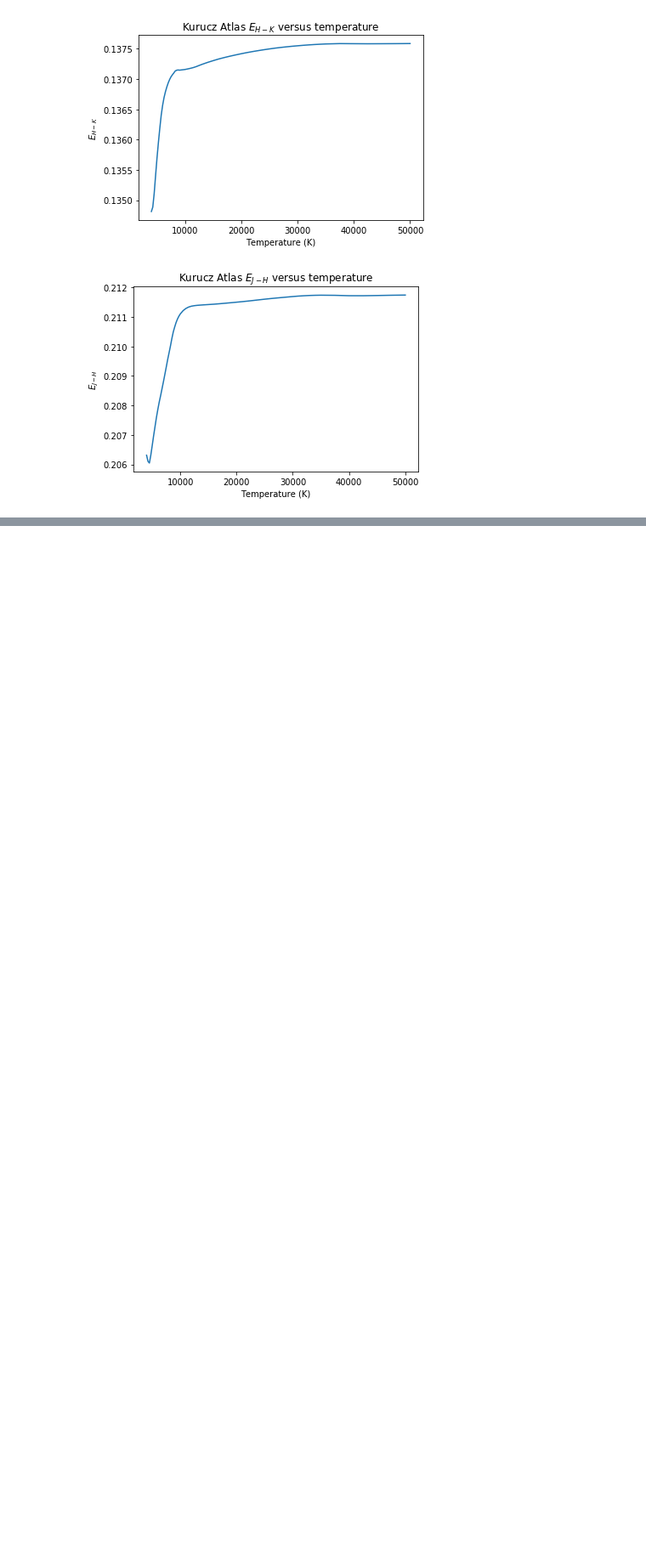
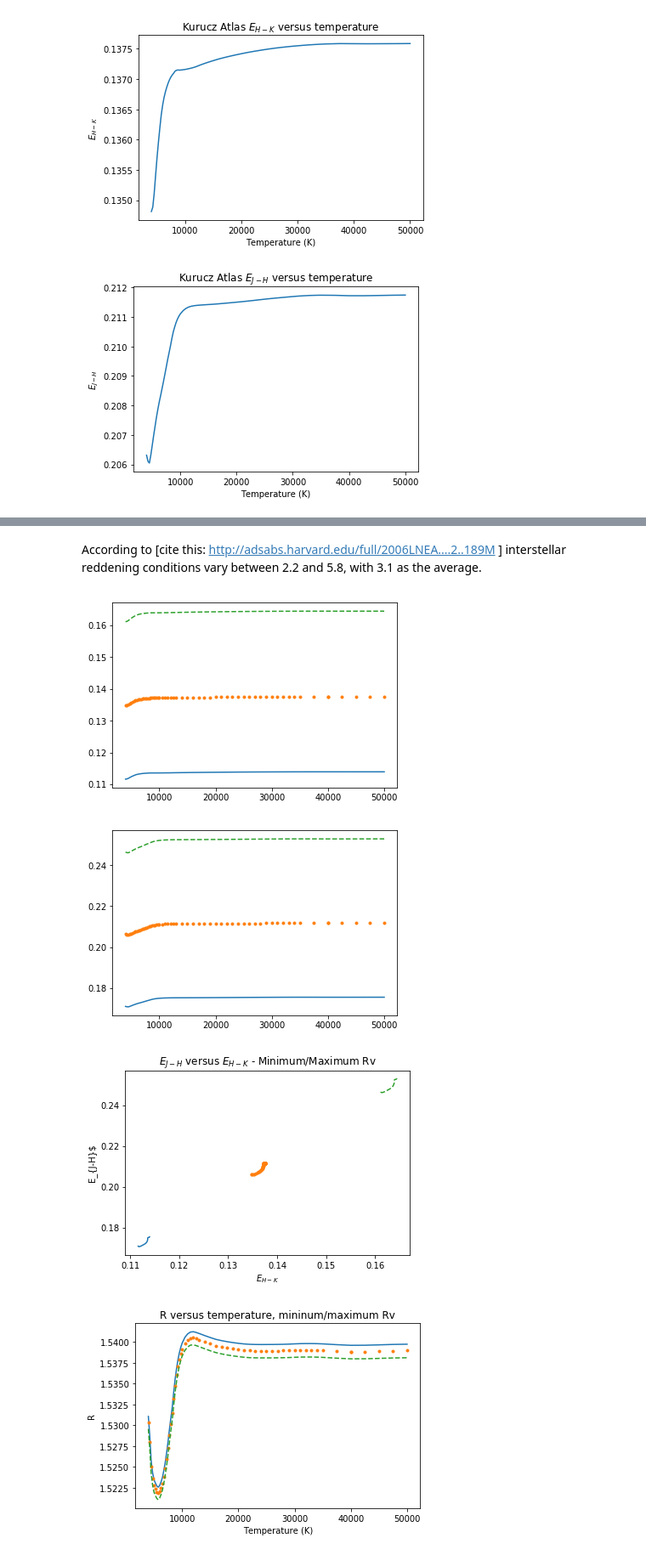
Before and after one commit to aidantmcb/dust_extinction_temperature, a Jupyter notebook: DustExtinctionNotebook.ipynb, the cells around one changed output, grey strips where cells are left out. Shown: that part at 85% size. Saved outputs shown, nothing was run; the diff lists cells and outputs as text; code cells hidden in the pictures; blank space fills up the shorter version.

```diff
--- a/DustExtinctionNotebook.ipynb
+++ b/DustExtinctionNotebook.ipynb
@@ -239,0 +481,2 @@ plt.show()
+# %% [markdown]
+According to [cite this: http://adsabs.harvard.edu/full/2006LNEA....2..189M ] interstellar reddening conditions vary between 2.2 and 5.8, with 3.1 as the average.
@@ -239,0 +518,44 @@ plt.show()
+# %%
+MinEhk = extModColorExcess(filenames_g50,h_band,k_band,'g50',exMin)
+MinEjh = extModColorExcess(filenames_g50,j_band,h_band,'g50',exMin)
+
+MaxEhk = extModColorExcess(filenames_g50,h_band,k_band,'g50',exMax)
+MaxEjh = extModColorExcess(filenames_g50,j_band,h_band,'g50',exMax)
+
+AvgEhk = extModColorExcess(filenames_g50,h_band,k_band,'g50',exAvg)
+AvgEjh = extModColorExcess(filenames_g50,j_band,h_band,'g50',exAvg)
+
+Rmin = [i / j for i, j in zip(MinEjh, MinEhk)]
+Rmax = [i / j for i, j in zip(MaxEjh,MaxEhk)]
+RAvg = [i / j for i, j in zip(AvgEjh, AvgEhk)]
+# %%
+plt.plot(tempslist_g50, MinEhk)
+plt.plot(tempslist_g50, g50HK, ".")
+plt.plot(tempslist_g50, MaxEhk,"--")
+plt.show()
+
+plt.plot(tempslist_g50,MinEjh)
+plt.plot(tempslist_g50, g50JH,".")
+plt.plot(tempslist_g50,MaxEjh,"--")
+plt.show()
+
+plt.plot(MinEhk, MinEjh)
+plt.plot(AvgEhk, AvgEjh,".")
+plt.plot(MaxEhk, MaxEjh, "--")
+plt.xlabel("$E_{H-K}$")
+plt.ylabel("E_{J-H}$")
+plt.title("$E_{J-H}$ versus $E_{H-K}$ - Minimum/Maximum Rv")
+plt.show()
+
+plt.plot(tempslist_g50, Rmin)
+plt.plot(tempslist_g50, RAvg, ".")
+plt.title("R versus temperature, mininum/maximum Rv")
+plt.xlabel("Temperature (K)")
+plt.ylabel("R")
+plt.plot(tempslist_g50, Rmax, "--")
+plt.show()
+# %% [output]
+[figure, added]
+[figure, added]
+[figure, added]
+[figure, added]
```
Also changed, not shown: parts of 25 cells of this notebook.
